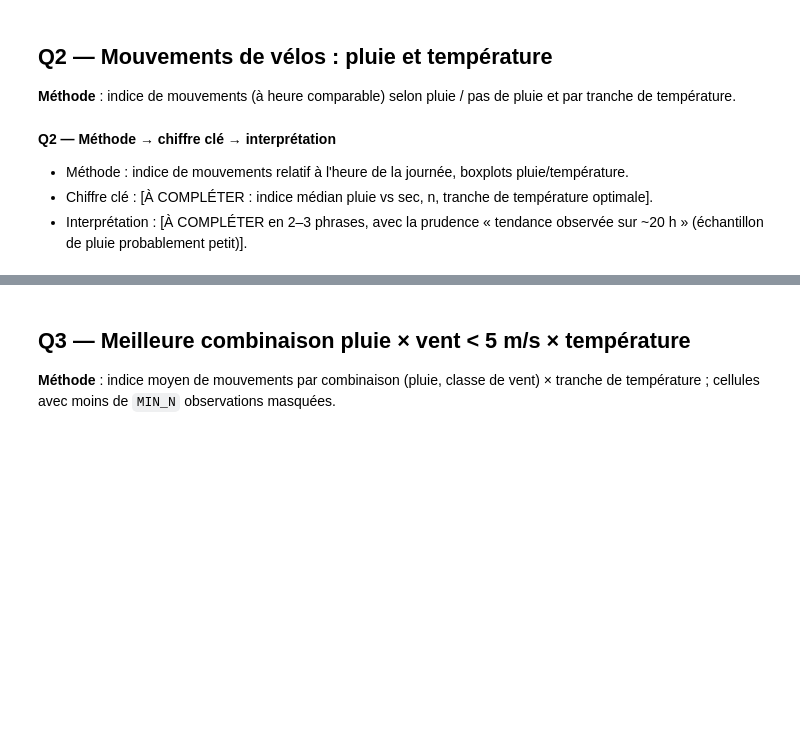
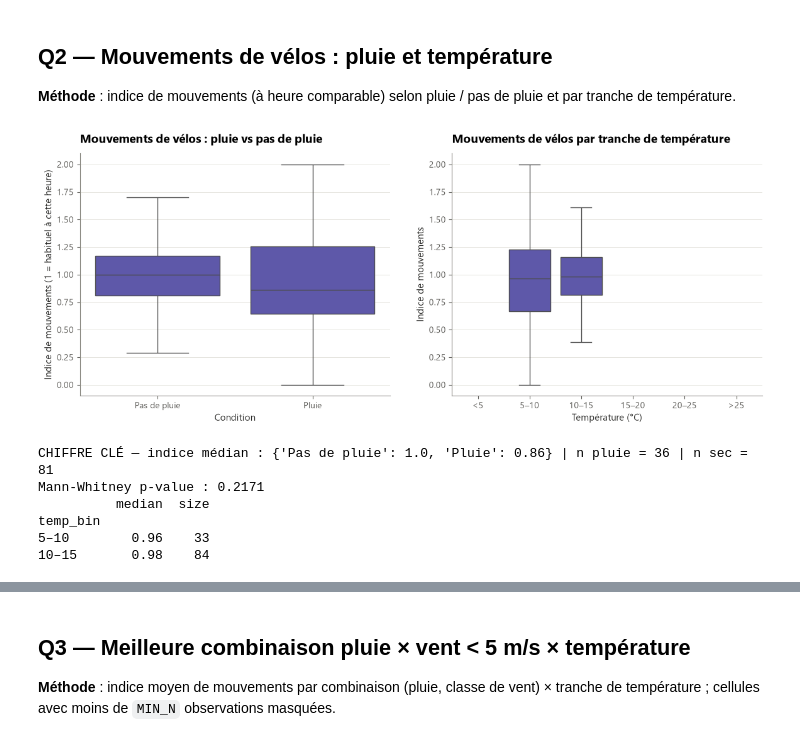
Before and after one commit to Rayan-dev/Projet-Urbanhub, a Jupyter notebook: notebooks/04_croisement.ipynb, the cells around one changed output, grey strips where cells are left out. Cells and saved outputs as stored; diff of their text form; code cells hidden in the pictures; blank space fills up the shorter version.

Commit message:
Partie 4 : meteo Open-Meteo (plan B), indice par tranche de journee, resultats et conclusion

```diff
--- a/notebooks/04_croisement.ipynb
+++ b/notebooks/04_croisement.ipynb
@@ -72,7 +72,12 @@ def add_rain(d):
     if COLW["period"] in d.columns: pr = pr.where(d[COLW["period"]] == 1)
     return d.assign(precip_1h=pr)
 
-w, p, b = add_rain(load(PATH_W)), load(PATH_P), load(PATH_B)
+w_noaa, p, b = add_rain(load(PATH_W)), load(PATH_P), load(PATH_B)
+# Retard de publication NOAA : si la météo NOAA ne recouvre pas la pollution (ici NOAA s'arrête en août 2025,
+# pollution et vélos portent sur oct.-nov. 2026), on utilise la météo Open-Meteo (plan B) pour toute la partie 4.
+USE_WEATHER_PLAN_B = len(w_noaa.merge(p, on=KEYS, how="inner")) == 0
+w = add_rain(load(PATH_W_RECENT)) if USE_WEATHER_PLAN_B else w_noaa
+print("Météo utilisée :", "Open-Meteo (plan B)" if USE_WEATHER_PLAN_B else "NOAA")
 wp = w.merge(p, on=KEYS, how="inner")
 wpb = wp.merge(b, on=KEYS, how="inner")
 for name, d in [("météo", w), ("pollution", p), ("vélos", b), ("wp = météo × pollution", wp), ("wpb = wp × vélos", wpb)]:
@@ -81,8 +98,8 @@ for name, d in [("météo", w), ("pollution", p), ("vélos", b), ("wp = météo
 # %%
 # Plan B : si la jointure avec les vélos est vide (la météo NOAA a quelques jours de retard),
 # on utilise la météo Open-Meteo récente pour Q2/Q3 (météo × vélos) uniquement.
-USE_PLAN_B = len(wpb) == 0
-if USE_PLAN_B:
+USE_PLAN_B = USE_WEATHER_PLAN_B or len(wpb) == 0
+if len(wpb) == 0:
     print("⚠️ wpb vide -> PLAN B : météo Open-Meteo (weather_recent_city_hourly) pour Q2/Q3")
     wb = add_rain(load(PATH_W_RECENT)).merge(b, on=KEYS, how="inner")
     print("wb (Open-Meteo × vélos) :", len(wb), "lignes |", wb["hour"].min(), "->", wb["hour"].max())
@@ -91,7 +108,10 @@ else:
 
 T, WD, MOV = COLW["temp"], COLW["wind"], COLB["mov"]
 wb["hod"] = wb["hour"].dt.tz_convert("Europe/Paris").dt.hour                    # heure de la journée (Paris)
-wb["mov_idx"] = wb[MOV] / wb.groupby(["city", "hod"])[MOV].transform("mean")   # mouvements relatifs à l'heure comparable
+# Sur ~20 h de collecte il n'y a qu'une observation par (ville, heure) : un indice « par heure » vaudrait 1 partout.
+# On compare donc à la moyenne de la même ville DANS LA MÊME TRANCHE DE JOURNÉE (nuit, matin, après-midi, soir).
+wb["daypart"] = pd.cut(wb["hod"], [0, 6, 12, 18, 24], right=False, labels=["nuit 0-6 h", "matin 6-12 h", "après-midi 12-18 h", "soir 18-24 h"])
+wb["mov_idx"] = wb[MOV] / wb.groupby(["city", "daypart"], observed=True)[MOV].transform("mean")   # mouvements relatifs à la tranche de journée
 wb["rain"] = np.where(wb["precip_1h"] > 0, "Pluie", "Pas de pluie")
 TB_BINS, TB_LAB = [-50, 5, 10, 15, 20, 25, 60], ["<5", "5–10", "10–15", "15–20", "20–25", ">25"]
 wb["temp_bin"] = pd.cut(wb[T], TB_BINS, labels=TB_LAB)
@@ -139,18 +172,21 @@ save(fig, "q1_regplots")
 # %%
 fig, axes = plt.subplots(1, 2, figsize=(14, 5))
 sns.boxplot(data=wb, x="rain", y="mov_idx", showfliers=False, ax=axes[0])
-axes[0].set(title="Mouvements de vélos : pluie vs pas de pluie", xlabel="Condition", ylabel="Indice de mouvements (1 = habituel à cette heure)")
+axes[0].set(title="Mouvements de vélos : pluie vs pas de pluie", xlabel="Condition", ylabel="Indice de mouvements (1 = habituel à cette tranche de journée)")
 sns.boxplot(data=wb, x="temp_bin", y="mov_idx", showfliers=False, ax=axes[1])
 axes[1].set(title="Mouvements de vélos par tranche de température", xlabel="Température (°C)", ylabel="Indice de mouvements")
 save(fig, "q2_boxplots")
 
 med = wb.groupby("rain")["mov_idx"].median()
 a_, b_ = (wb.loc[wb["rain"] == k, "mov_idx"].dropna() for k in ("Pluie", "Pas de pluie"))
 print("CHIFFRE CLÉ — indice médian :", med.round(2).to_dict(), "| n pluie =", len(a_), "| n sec =", len(b_))
 if len(a_) > 5 and len(b_) > 5: print("Mann-Whitney p-value :", round(stats.mannwhitneyu(a_, b_).pvalue, 4))
 print(wb.groupby("temp_bin")["mov_idx"].agg(["median", "size"]).round(2))
+# %% [output]
+[figure, added]
+CHIFFRE CLÉ — indice médian : {'Pas de pluie': 1.0, 'Pluie': 0.86} | n pluie = 36 | n sec = 81
+Mann-Whitney p-value : 0.2171
+          median  size
+temp_bin
+5–10        0.96    33
+10–15       0.98    84
-# %% [markdown]
-**Q2 — Méthode → chiffre clé → interprétation**
-- Méthode : indice de mouvements relatif à l'heure de la journée, boxplots pluie/température.
-- Chiffre clé : [À COMPLÉTER : indice médian pluie vs sec, n, tranche de température optimale].
-- Interprétation : [À COMPLÉTER en 2–3 phrases, avec la prudence « tendance observée sur ~20 h » (échantillon de pluie probablement petit)].
```
Also changed, not shown: parts of 15 cells of this notebook, 8 other files.
